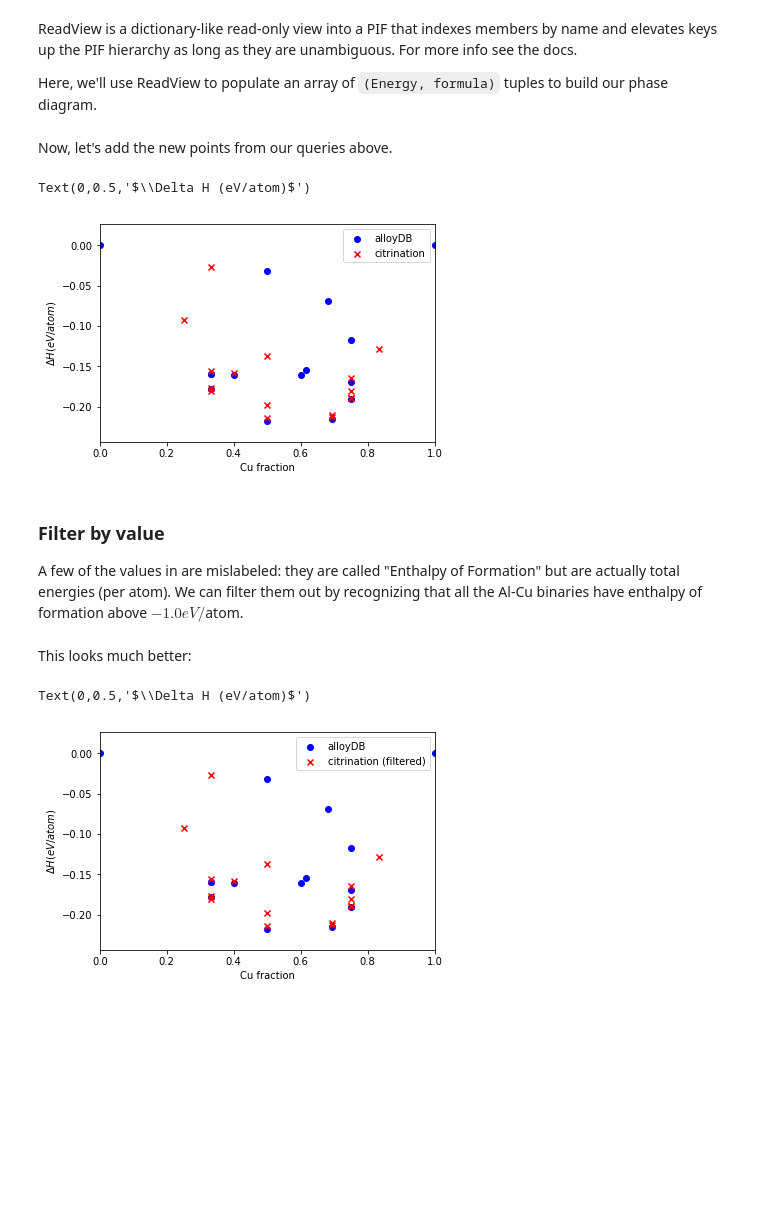
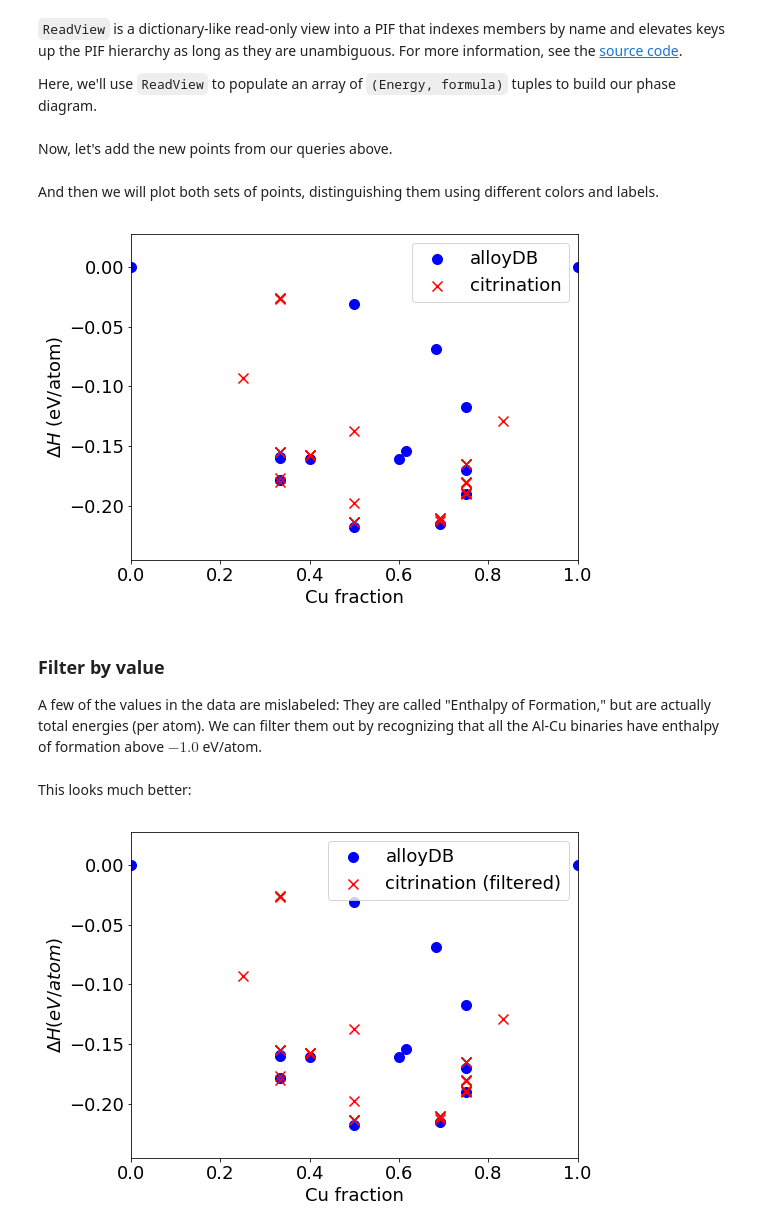
Before and after one commit to CitrineInformatics/learn-citrination, a Jupyter notebook: IntroQueries.ipynb, the cells around one changed output. Cells and saved outputs as stored; diff of their text form; code cells hidden in the pictures; blank space fills up the shorter version.

```diff
--- a/IntroQueries.ipynb
+++ b/IntroQueries.ipynb
@@ -235,0 +52,3 @@ AlCu_pifs = [directory_to_pif(os.path.join("./example_data/", x))
+# %%
+client = CitrinationClient(os.environ['CITRINATION_API_KEY'], 'https://citrination.com')
+search_client = client.search
@@ -235,0 +213,17 @@ AlCu_pifs = [directory_to_pif(os.path.join("./example_data/", x))
+# %%
+system_query = PifSystemReturningQuery(
+            size=500,
+            query=DataQuery(
+                system=PifSystemQuery(
+                    chemical_formula=ChemicalFieldQuery(
+                        extract_as="formula",
+                        filter=ChemicalFilter(equal='AlxCuy')),
+                    properties=PropertyQuery(
+                        name=FieldQuery(
+                            filter=[Filter(equal="Formation energy"), Filter(equal="Enthalpy of Formation")]),
+                        value=FieldQuery(
+                            extract_as="formation_enthalpy")))))
+
+query_result = client.search.pif_search(system_query)
+print("Found {} PIFs.".format(query_result.total_num_hits))
+print([x.extracted for x in query_result.hits][0:2])
@@ -252,12 +263,10 @@ def get_stoich(AlCu_formula):
         return (n_Al, n_Cu)
     return (0, 0)
 # %% [markdown]
-ReadView is a dictionary-like read-only view into a PIF that indexes members by name and elevates keys up the PIF hierarchy as long as they are unambiguous. For more info see the docs.
+`ReadView` is a dictionary-like read-only view into a PIF that indexes members by name and elevates keys up the PIF hierarchy as long as they are unambiguous. For more information, see the [source code](https://github.com/CitrineInformatics/pypif-sdk/blob/develop/pypif_sdk/readview/core.py).
 
-Here, we'll use ReadView to populate an array of `(Energy, formula)` tuples to build our phase diagram.
+Here, we'll use `ReadView` to populate an array of `(Energy, formula)` tuples to build our phase diagram.
 # %%
-from pypif_sdk.readview import ReadView
-
 energy_Al = ReadView(Al_pif)["Total Energy"].scalars[0].value / 4
 energy_Cu = ReadView(Cu_pif)["Total Energy"].scalars[0].value
 
@@ -267,35 +276,29 @@ for pif in AlCu_pifs:
     energy = rv["Total Energy"].scalars[0].value
     n_Al, n_Cu = get_stoich(rv.chemical_formula)
     if n_Al == 0 and n_Cu == 0: continue
-    points.append((
-            n_Cu / (n_Cu + n_Al),
-            enthalpy_of_formation(energy, n_Al, n_Cu, energy_Al, energy_Cu)
-        ))
+    data_point = (n_Cu / (n_Cu + n_Al), enthalpy_of_formation(energy, n_Al, n_Cu, energy_Al, energy_Cu))
+    points.append(data_point)
 # %% [markdown]
 Now, let's add the new points from our queries above.
 # %%
 new_points = []
-for hit in res.hits:
+for hit in query_result.hits:
     n_Al, n_Cu = get_stoich(hit.extracted["formula"])
-    new_points.append((
-            n_Cu / (n_Cu + n_Al),
-            float(hit.extracted["formation_enthalpy"])
-        ))
+    new_points.append((n_Cu / (n_Cu + n_Al), float(hit.extracted["formation_enthalpy"])))
+# %% [markdown]
+And then we will plot both sets of points, distinguishing them using different colors and labels.
 # %%
-%matplotlib inline
-import matplotlib.pyplot as plt
-
+plt.rcParams.update({'font.size': 18, 'figure.figsize': (8, 6), 'lines.markersize':10})
 plt.scatter(*zip(*points), color='blue', marker='o', label='alloyDB')
 plt.scatter(*zip(*new_points), color='red', marker='x', label='citrination')
 plt.legend(loc="best")
 plt.xlim(0, 1)
 plt.xlabel("Cu fraction")
-plt.ylabel("$\Delta H (eV/atom)$")
+plt.ylabel("$\Delta H$ (eV/atom)")
+plt.show()
 # %% [output]
-Text(0,0.5,'$\\Delta H (eV/atom)$')
-[figure, old version]
+[figure, new version]
 # %% [markdown]
 ### Filter by value
-
-A few of the values in are mislabeled: they are called "Enthalpy of Formation" but are actually total energies (per atom).  We can filter them out by recognizing that all the Al-Cu binaries have enthalpy of formation above $-1.0 eV / $atom.
+A few of the values in the data are mislabeled: They are called "Enthalpy of Formation," but are actually total energies (per atom). We can filter them out by recognizing that all the Al-Cu binaries have enthalpy of formation above $-1.0$ eV/atom.
 # %%
@@ -329,13 +325,13 @@ for hit in query_result.hits:
 # %% [markdown]
 This looks much better:
 # %%
-
+plt.rcParams.update({'font.size': 18, 'figure.figsize': (8, 6), 'lines.markersize':10})
 plt.scatter(*zip(*points), color='blue', marker='o', label='alloyDB')
 plt.scatter(*zip(*new_points), color='red', marker='x', label='citrination (filtered)')
 plt.legend()
 plt.xlim(0, 1)
 plt.xlabel("Cu fraction")
 plt.ylabel("$\Delta H (eV/atom)$")
+plt.show()
 # %% [output]
-Text(0,0.5,'$\\Delta H (eV/atom)$')
-[figure, old version]
+[figure, new version]
```
Also changed, not shown: parts of 63 cells of this notebook, 1 other file.
